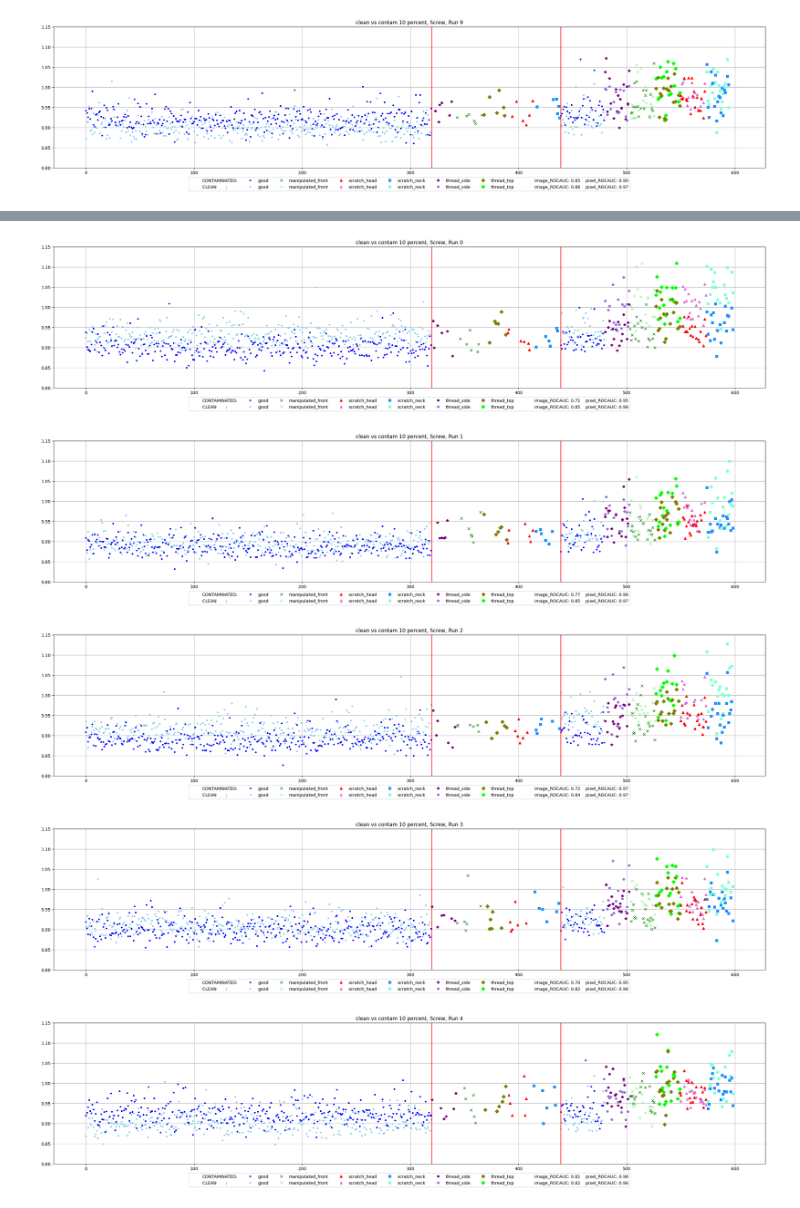
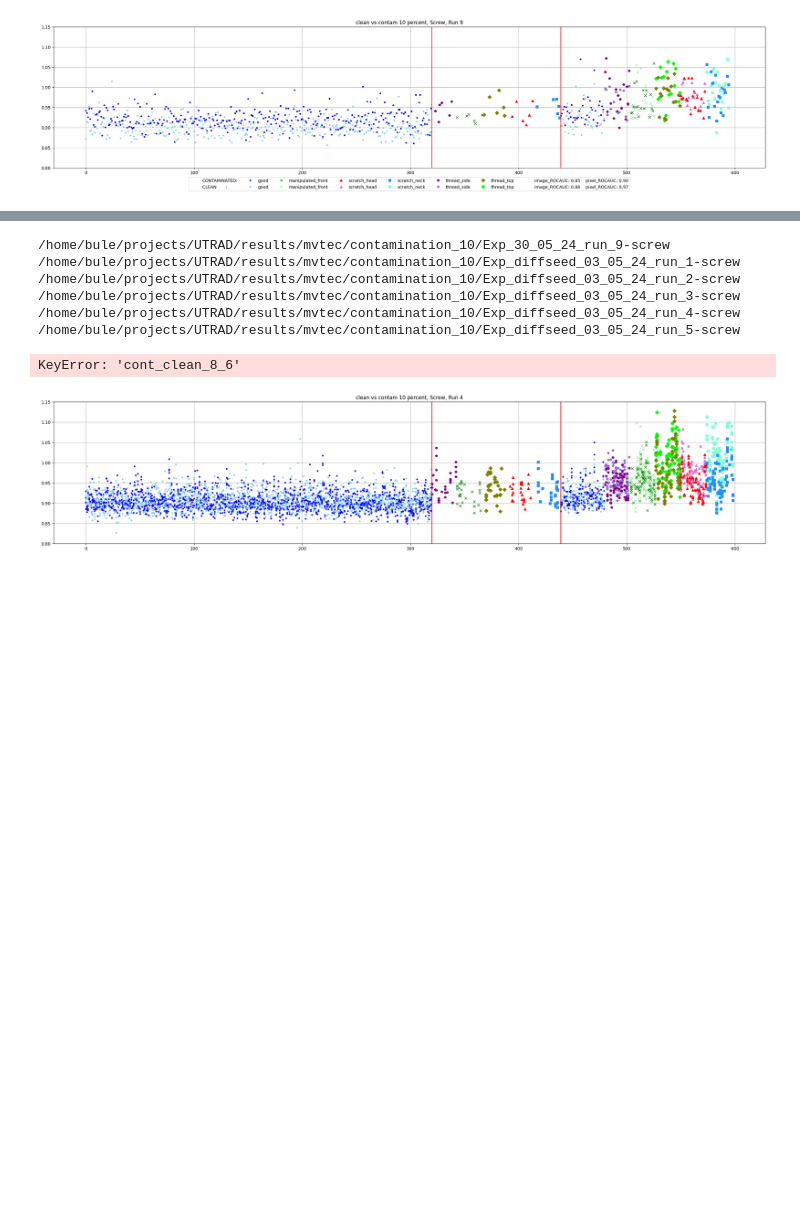
Before and after one commit to buehlpa/UTRAD, a Jupyter notebook: dev_screwruns_cont.ipynb, the cells around one changed output, grey strips where cells are left out. Drawn from its saved outputs; the diff is of its cells as text; code cells hidden in the pictures; blank space fills up the shorter version.

```diff
--- a/dev_screwruns_cont.ipynb
+++ b/dev_screwruns_cont.ipynb
@@ -469,7 +453,8 @@ df
 filepaths_cont=['/home/bule/projects/UTRAD/results/mvtec/contamination_10/Exp_diffseed_03_05_24_run_1-screw',
                 '/home/bule/projects/UTRAD/results/mvtec/contamination_10/Exp_diffseed_03_05_24_run_2-screw',
                 '/home/bule/projects/UTRAD/results/mvtec/contamination_10/Exp_diffseed_03_05_24_run_3-screw',
-                '/home/bule/projects/UTRAD/results/mvtec/contamination_10/Exp_diffseed_03_05_24_run_4-screw']#TODO diffseed here
+                '/home/bule/projects/UTRAD/results/mvtec/contamination_10/Exp_diffseed_03_05_24_run_4-screw',
+                '/home/bule/projects/UTRAD/results/mvtec/contamination_10/Exp_diffseed_03_05_24_run_5-screw']#TODO diffseed here
 
 
 # TODO add contam scores to the set
@@ -560,48 +545,54 @@ memory usage: 224.8+ KB
 # %%
-filepaths_cont_clean=[
-    '/home/bule/projects/UTRAD/results/mvtec/contamination_10/Exp_30_05_24_run_9-screw',
-    '/home/bule/projects/UTRAD/results/mvtec/contamination_10/Exp_diffseed_03_05_24_run_1-screw',
-    '/home/bule/projects/UTRAD/results/mvtec/contamination_10/Exp_diffseed_03_05_24_run_2-screw',
-    '/home/bule/projects/UTRAD/results/mvtec/contamination_10/Exp_diffseed_03_05_24_run_3-screw',
-    '/home/bule/projects/UTRAD/results/mvtec/contamination_10/Exp_diffseed_03_05_24_run_4-screw']
+filepaths_cont_clean=['/home/bule/projects/UTRAD/results/mvtec/contamination_10/Exp_30_05_24_run_9-screw',
+                      '/home/bule/projects/UTRAD/results/mvtec/contamination_10/Exp_diffseed_03_05_24_run_1-screw','/home/bule/projects/UTRAD/results/mvtec/contamination_10/Exp_diffseed_03_05_24_run_2-screw',
+                    '/home/bule/projects/UTRAD/results/mvtec/contamination_10/Exp_diffseed_03_05_24_run_3-screw','/home/bule/projects/UTRAD/results/mvtec/contamination_10/Exp_diffseed_03_05_24_run_4-screw','/home/bule/projects/UTRAD/results/mvtec/contamination_10/Exp_diffseed_03_05_24_run_5-screw']
+
+plt.figure(figsize=(30, 6))
+for run, path in enumerate(filepaths_cont_clean):
+
+    print(path)
 
 
-for run, path in enumerate(filepaths_cont_clean):
-    plt.figure(figsize=(30, 6))
     for i in range(len(df)):
-        plt.plot(df.index[i], df[f'cont_clean_{run}'][i], marker=df['markers'][i], color=df['anocolor_clean'][i])
-        plt.plot(df.index[i], df[f'cont_{run}'][i], marker=df['markers'][i], color=df['anocolor'][i])
+        plt.plot(df.index[i], df[f'cont_clean_8_{run+1}'][i], marker=df['markers'][i], color=df['anocolor_clean'][i])
+        plt.plot(df.index[i], df[f'cont_8_{run+1}'][i], marker=df['markers'][i], color=df['anocolor'][i])
+
+
+
     plt.ylim(0.8, 1.15)
     plt.vlines(len(guide_trainscores), 0.8, 1.15, color='red')
     plt.vlines(len(guide_trainscores) + len(exppath_guide_contam_paths), 0.8, 1.15, color='red')
     plt.grid(True)
     plt.title(f'clean vs contam 10 percent, Screw, Run {run}')
 
     metrics = last_rows_metric([path+'/args.log', path+'/args_cleaned.log'])
     # Create custom legend
     legend_elements = []
 
     legend_elements.append(plt.Line2D([0], [0], color='white', label="CONTAMINATED:", linestyle='None'))
     legend_elements.append(plt.Line2D([0], [0], color='white', label="CLEAN       :", linestyle='None'))
 
     for label, marker in anotype_marker.items():
         legend_elements.append(plt.Line2D([0], [0], marker=marker, color=anocolor[label], label=f'{label}', linestyle='None'))
         legend_elements.append(plt.Line2D([0], [0], marker=marker, color=anocolor_clean[label], label=f'{label}', linestyle='None'))
 
 
     metrics_text = f"image_ROCAUC: {metrics['image_AUC'][0]:.2f}    pixel_ROCAUC: {metrics['pixel_AUC'][0]:.2f}"
     legend_elements.append(plt.Line2D([0], [0], color='white', label=metrics_text, linestyle='None'))
 
     metrics_text = f"image_ROCAUC: {metrics['image_AUC'][1]:.2f}    pixel_ROCAUC: {metrics['pixel_AUC'][1]:.2f}"
     legend_elements.append(plt.Line2D([0], [0], color='white', label=metrics_text, linestyle='None'))
 
 
-    plt.legend(handles=legend_elements, loc='upper center', bbox_to_anchor=(0.5, -0.05), ncol=8)
 
-    plt.show()
+
+plt.show()
 # %% [output]
+/home/bule/projects/UTRAD/results/mvtec/contamination_10/Exp_30_05_24_run_9-screw
+/home/bule/projects/UTRAD/results/mvtec/contamination_10/Exp_diffseed_03_05_24_run_1-screw
+/home/bule/projects/UTRAD/results/mvtec/contamination_10/Exp_diffseed_03_05_24_run_2-screw
+/home/bule/projects/UTRAD/results/mvtec/contamination_10/Exp_diffseed_03_05_24_run_3-screw
+/home/bule/projects/UTRAD/results/mvtec/contamination_10/Exp_diffseed_03_05_24_run_4-screw
+/home/bule/projects/UTRAD/results/mvtec/contamination_10/Exp_diffseed_03_05_24_run_5-screw
+KeyError: 'cont_clean_8_6'
-[figure, old version]
+[figure, new version]
-[figure, removed]
-[figure, removed]
-[figure, removed]
-[figure, removed]
```
Also changed, not shown: parts of 2 cells of this notebook, 12 other files.
